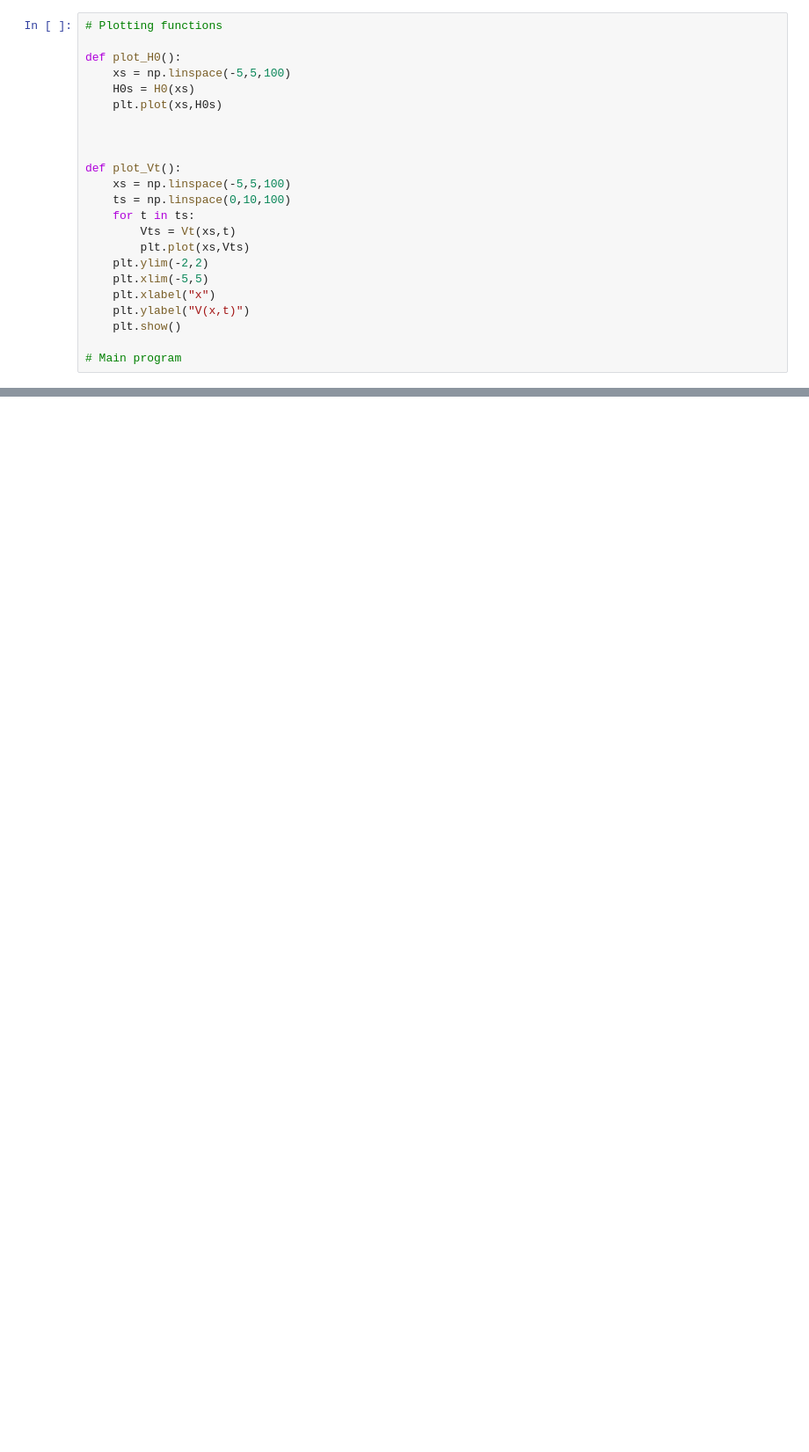
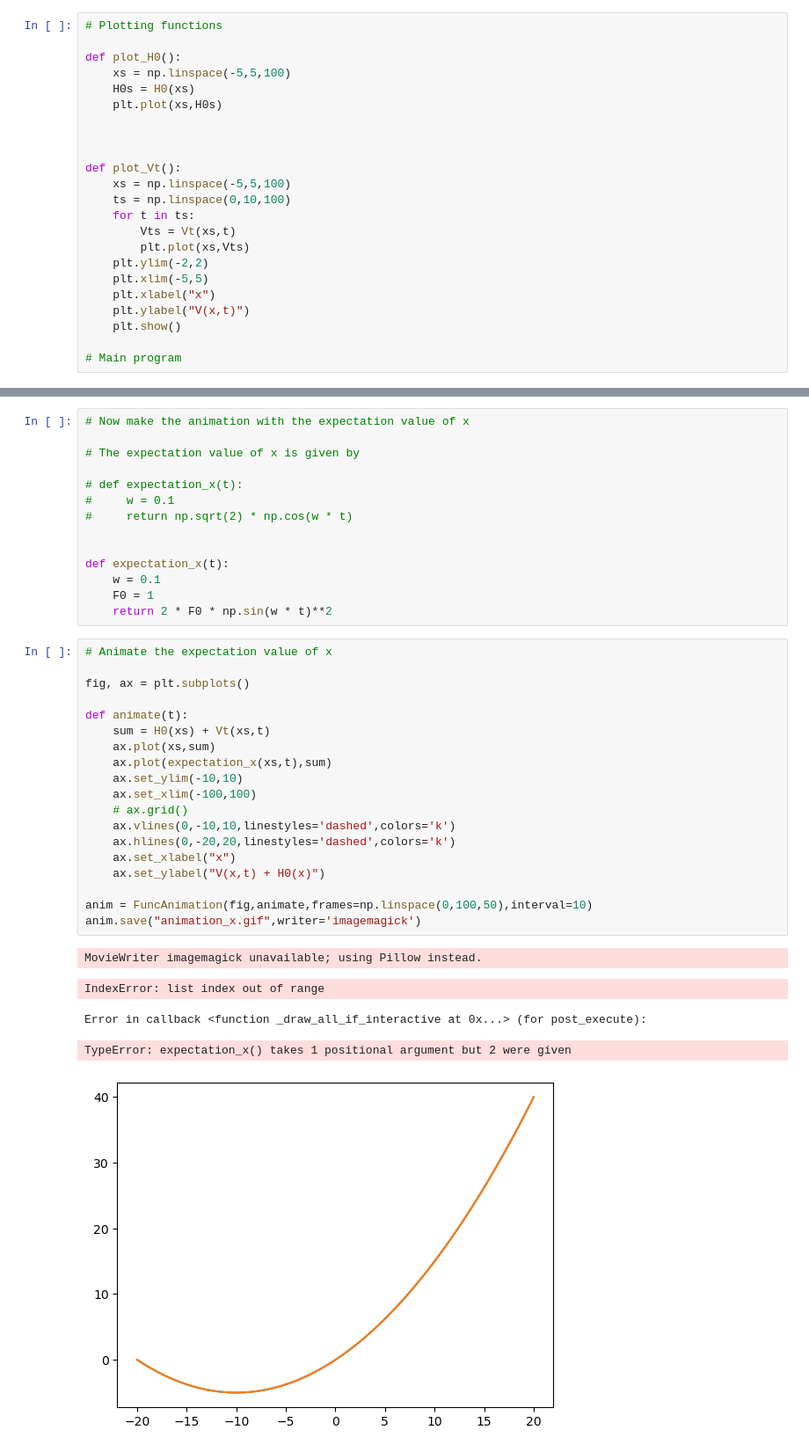
Before and after one commit to gl626qf/QuantumMechanics2, a Jupyter notebook: 01092023 - qiskit/exercises/chap5.ipynb, the cells around one changed output, grey strips where cells are left out. Shown: that part at 88% size. Cells and saved outputs as stored; diff of their text form; blank space fills up the shorter version.

```diff
--- a/01092023 - qiskit/exercises/chap5.ipynb
+++ b/01092023 - qiskit/exercises/chap5.ipynb
@@ -107,0 +108,39 @@ MovieWriter imagemagick unavailable; using Pillow instead.
+# %%
+# Now make the animation with the expectation value of x
+
+# The expectation value of x is given by
+
+# def expectation_x(t):
+#     w = 0.1
+#     return np.sqrt(2) * np.cos(w * t)
+
+
+def expectation_x(t):
+    w = 0.1
+    F0 = 1
+    return 2 * F0 * np.sin(w * t)**2
+# %%
+# Animate the expectation value of x
+
+fig, ax = plt.subplots()
+
+def animate(t):
+    sum = H0(xs) + Vt(xs,t)
+    ax.plot(xs,sum)
+    ax.plot(expectation_x(xs,t),sum)
+    ax.set_ylim(-10,10)
+    ax.set_xlim(-100,100)
+    # ax.grid()
+    ax.vlines(0,-10,10,linestyles='dashed',colors='k')
+    ax.hlines(0,-20,20,linestyles='dashed',colors='k')
+    ax.set_xlabel("x")
+    ax.set_ylabel("V(x,t) + H0(x)")
+
+anim = FuncAnimation(fig,animate,frames=np.linspace(0,100,50),interval=10)
+anim.save("animation_x.gif",writer='imagemagick')
+# %% [output]
+MovieWriter imagemagick unavailable; using Pillow instead.
+IndexError: list index out of range
+Error in callback <function _draw_all_if_interactive at 0x...> (for post_execute):
+TypeError: expectation_x() takes 1 positional argument but 2 were given
+[figure, added]
```
Also changed, not shown: parts of 7 cells of this notebook, 2 other files.
